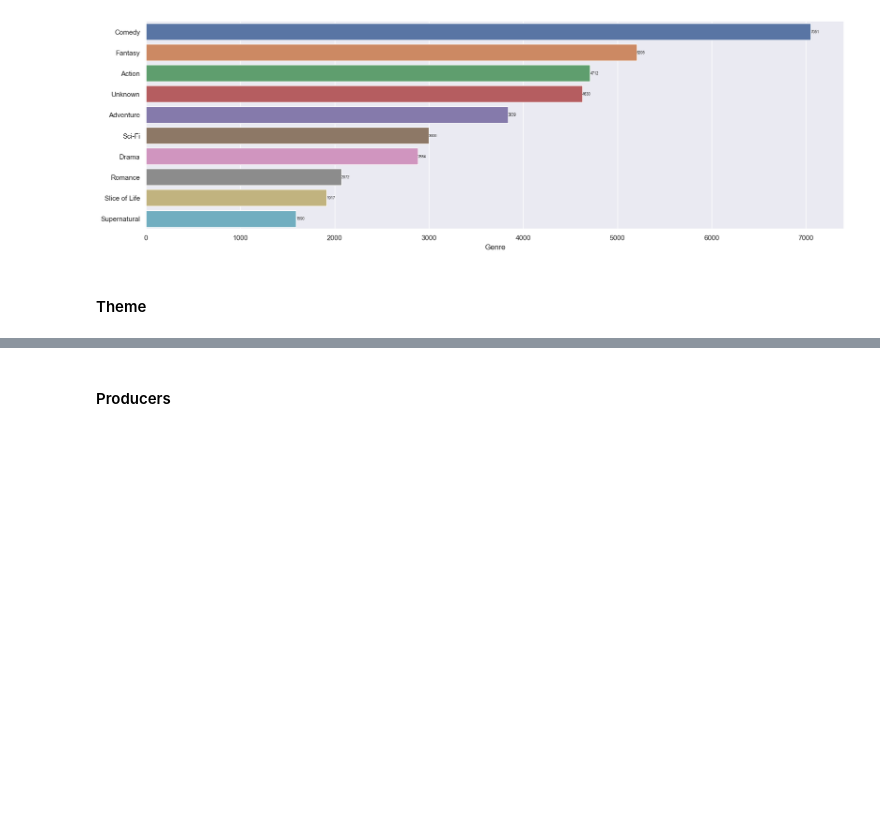
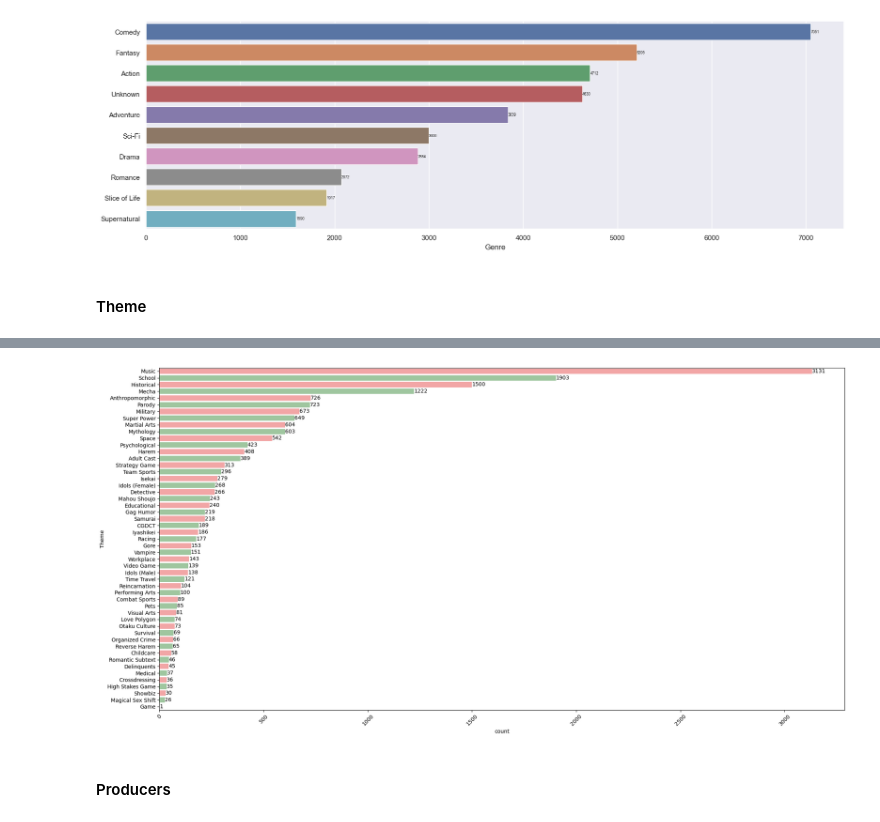
Before and after one commit to RealXun/EDA_ANIME, a Jupyter notebook: src/EDA_Anime.ipynb, the cells around one changed output, grey strips where cells are left out. Cells and saved outputs as stored; diff of their text form; code cells hidden in the pictures; blank space fills up the shorter version.

```diff
--- a/src/EDA_Anime.ipynb
+++ b/src/EDA_Anime.ipynb
@@ -729,3 +752,9 @@ utils.countplot(df_copy["Theme"],"Theme")
+# %%
+df_copy2 = df_copy.copy()
+no_unknown = df_copy2[df_copy2["Theme"] != "Unknown"]
+utils.countplot(no_unknown["Theme"],"Theme")
+# %% [output]
+[figure, added]
 # %% [markdown]
 #### Producers
 # %% [markdown]
```
Also changed, not shown: parts of 39 cells of this notebook, 36 other files.
